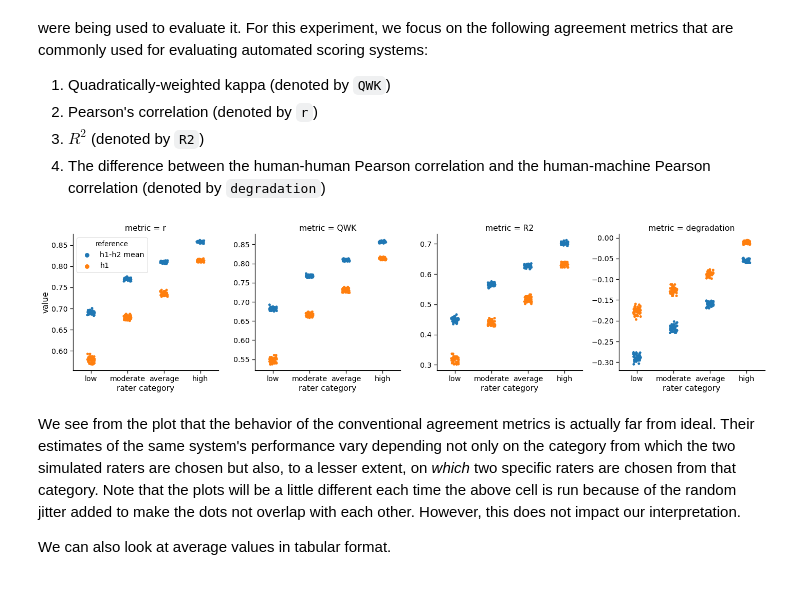
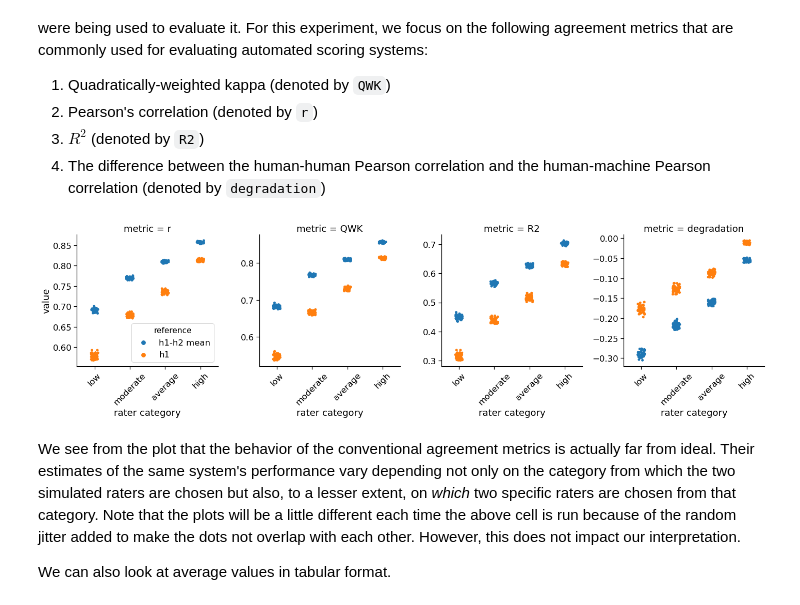
Before and after one commit to EducationalTestingService/prmse-simulations, a Jupyter notebook: notebooks/metric_stability.ipynb, the cells around one changed output. Saved outputs shown, nothing was run; the diff lists cells and outputs as text; code cells hidden in the pictures.

Commit message:
Make fonts in pair plot larger by rotating labels.

```diff
--- a/notebooks/metric_stability.ipynb
+++ b/notebooks/metric_stability.ipynb
@@ -100,22 +100,23 @@ df_metrics_with_categories = pd.concat(category_dfs)
 df_metrics_with_categories_long =  df_metrics_with_categories.melt(id_vars=['reference', 'rater_category'], var_name='metric')
 # %%
 # now create a plot of the these convenational metrics by rater category
-with sns.plotting_context('notebook', font_scale=1.3):
+with sns.plotting_context('notebook', font_scale=1.5):
     g = sns.catplot(x='rater_category',
                     y='value',
                     kind='strip',
                     hue='reference',
                     col="metric",
                     data=df_metrics_with_categories_long,
                     col_order=['r', 'QWK', 'R2', 'degradation'],
                     order=dataset.rater_categories,
                     legend_out=False,
                     sharey=False)
     g.set_axis_labels("rater category", "value")
+    g.set_xticklabels(dataset.rater_categories, rotation=45)
     g.savefig(figure_dir / 'pairs.png')
     plt.show()
 # %% [output]
-[figure, old version]
+[figure, new version]
 # %% [markdown]
 We see from the plot that the behavior of the conventional agreement metrics is actually far from ideal. Their estimates of the same system's performance vary depending not only on the category from which the two simulated raters are chosen but also, to a lesser extent, on _which_ two specific raters are chosen from that category. Note that the plots will be a little different each time the above cell is run because of the random jitter added to make the dots not overlap with each other. However, this does not impact our interpretation.
 
```
